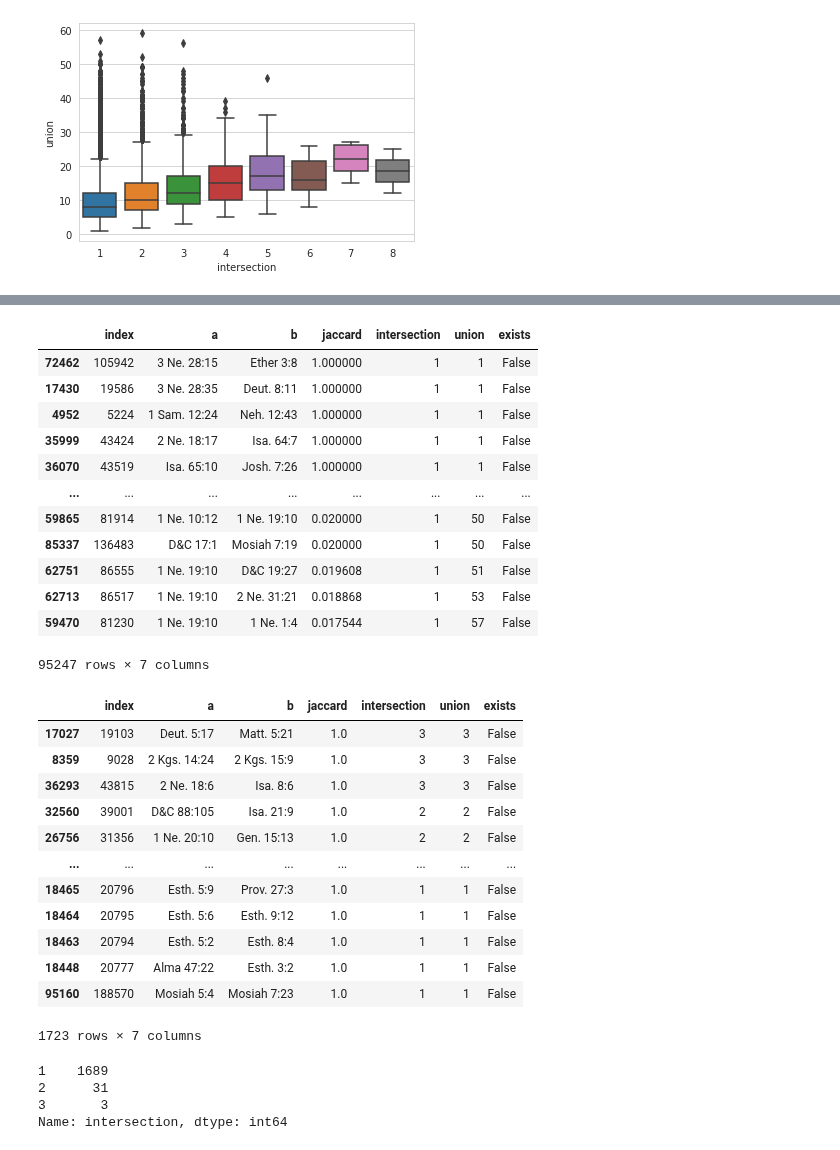
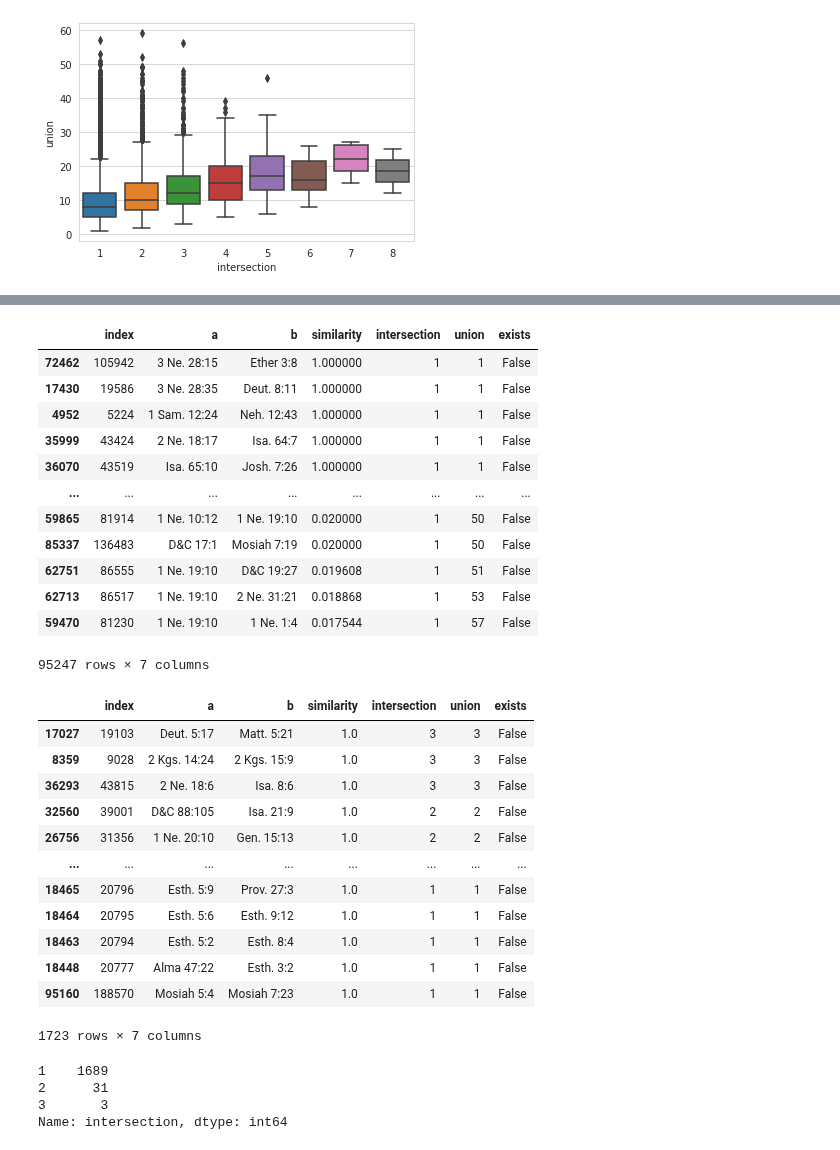
Before and after one commit to skearnes/scripture-graph, a Jupyter notebook: docs/assets/2021-03-21/post.ipynb, the cells around one changed output, grey strips where cells are left out. Saved outputs shown, nothing was run; the diff lists cells and outputs as text; code cells hidden in the pictures.

```diff
--- a/docs/assets/2021-03-21/post.ipynb
+++ b/docs/assets/2021-03-21/post.ipynb
@@ -107,9 +107,9 @@ nonzero.sort_values('union', ascending=False)
 | 19497 | 22013 | Ex. 18:19 | Ex. 7:1 | 1.000000 | 1 | 1 | False |
 95247 rows × 7 columns
 # %%
-nonzero.sort_values('jaccard', ascending=False)
+nonzero.sort_values('similarity', ascending=False)
 # %% [output]
-|  | index | a | b | jaccard | intersection | union | exists |
+|  | index | a | b | similarity | intersection | union | exists |
 | 72462 | 105942 | 3 Ne. 28:15 | Ether 3:8 | 1.000000 | 1 | 1 | False |
 | 17430 | 19586 | 3 Ne. 28:35 | Deut. 8:11 | 1.000000 | 1 | 1 | False |
 | 4952 | 5224 | 1 Sam. 12:24 | Neh. 12:43 | 1.000000 | 1 | 1 | False |
@@ -123,9 +123,9 @@ nonzero.sort_values('jaccard', ascending=False)
 | 59470 | 81230 | 1 Ne. 19:10 | 1 Ne. 1:4 | 0.017544 | 1 | 57 | False |
 95247 rows × 7 columns
 # %%
-nonzero[nonzero.jaccard == 1].sort_values('intersection', ascending=False)
+nonzero[nonzero.similarity == 1].sort_values('intersection', ascending=False)
 # %% [output]
-|  | index | a | b | jaccard | intersection | union | exists |
+|  | index | a | b | similarity | intersection | union | exists |
 | 17027 | 19103 | Deut. 5:17 | Matt. 5:21 | 1.0 | 3 | 3 | False |
 | 8359 | 9028 | 2 Kgs. 14:24 | 2 Kgs. 15:9 | 1.0 | 3 | 3 | False |
 | 36293 | 43815 | 2 Ne. 18:6 | Isa. 8:6 | 1.0 | 3 | 3 | False |
```
Also changed, not shown: parts of 12 cells of this notebook, 7 other files.
